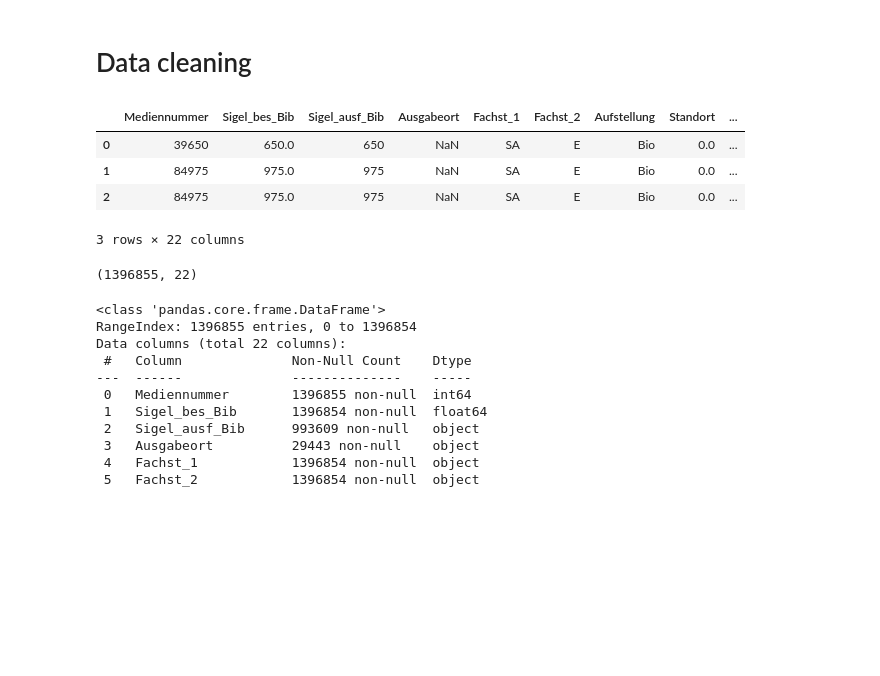
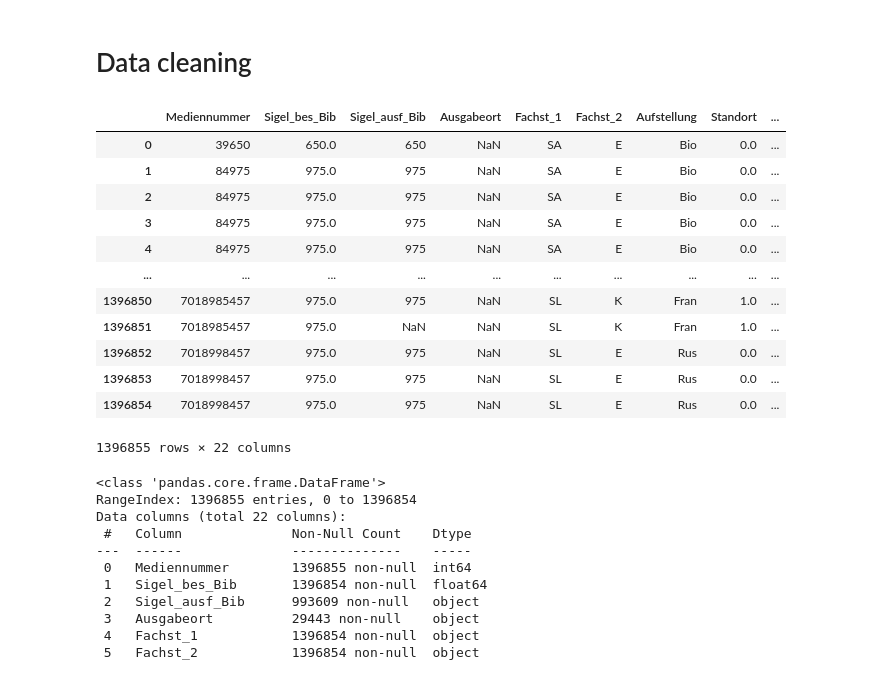
Before and after one commit to BeatriceM476/Final-project, a Jupyter notebook: AusEx_2024.ipynb, the cells around one changed output. Cells and saved outputs as stored; diff of their text form; code cells hidden in the pictures; blank space fills up the shorter version.

```diff
--- a/Aus_Ex_2024.ipynb
+++ b/AusEx_2024.ipynb
@@ -30,39 +30,42 @@ colonnes = [
     "Aufstellung",
     "Standort",
     "MTC",
     "Inventarisierung",
     "Lieferant",
     "Sachgr.",
     "Untergr.",
     "StO",
     "Benutzergr.",
     "Geschlecht",
     "Alter",
     "Geburtsjahr",
     "Verkehrszelle_LOR",
     "Ausleihtyp",
     "Arbeitsplatznummer",
     "Anzahl"
 ]
 
 # Lecture du CSV avec séparateur "~" et noms de colonnes
-AusEx_2024__df = pd.read_csv(
+AusEx_2024_df = pd.read_csv(
     "AUSEX_2024.csv",
     sep="~",
     header=None,
     names=colonnes
 )
 
-AusEx_2024__df.head(3)
+AusEx_2024_df
 # %% [output]
 |  | Mediennummer | Sigel_bes_Bib | Sigel_ausf_Bib | Ausgabeort | Fachst_1 | Fachst_2 | Aufstellung | Standort | ... |
 | 0 | 39650 | 650.0 | 650 | NaN | SA | E | Bio | 0.0 | ... |
 | 1 | 84975 | 975.0 | 975 | NaN | SA | E | Bio | 0.0 | ... |
 | 2 | 84975 | 975.0 | 975 | NaN | SA | E | Bio | 0.0 | ... |
+| 3 | 84975 | 975.0 | 975 | NaN | SA | E | Bio | 0.0 | ... |
+| 4 | 84975 | 975.0 | 975 | NaN | SA | E | Bio | 0.0 | ... |
+| ... | ... | ... | ... | ... | ... | ... | ... | ... | ... |
+| 1396850 | 7018985457 | 975.0 | 975 | NaN | SL | K | Fran | 1.0 | ... |
+| 1396851 | 7018985457 | 975.0 | NaN | NaN | SL | K | Fran | 1.0 | ... |
+| 1396852 | 7018998457 | 975.0 | 975 | NaN | SL | E | Rus | 0.0 | ... |
+| 1396853 | 7018998457 | 975.0 | 975 | NaN | SL | E | Rus | 0.0 | ... |
+| 1396854 | 7018998457 | 975.0 | 975 | NaN | SL | E | Rus | 0.0 | ... |
-3 rows × 22 columns
+1396855 rows × 22 columns
-# %%
-# Contenu AusEx_2024_df = 1.396.855 rows x 22 features
-AusEx_2024__df.shape
-# %% [output]
-(1396855, 22)
 # %%
```
Also changed, not shown: parts of 17 cells of this notebook, 1 other file.
